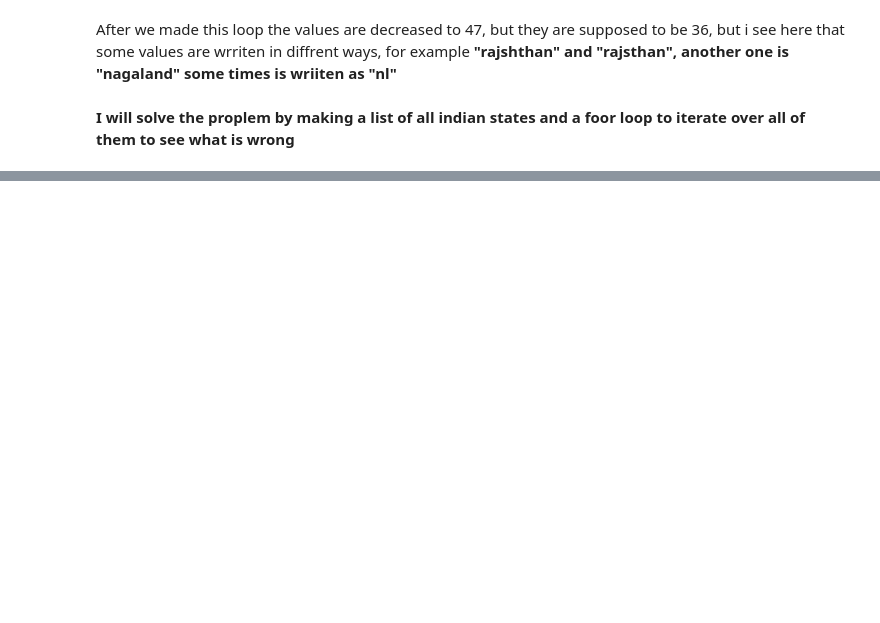
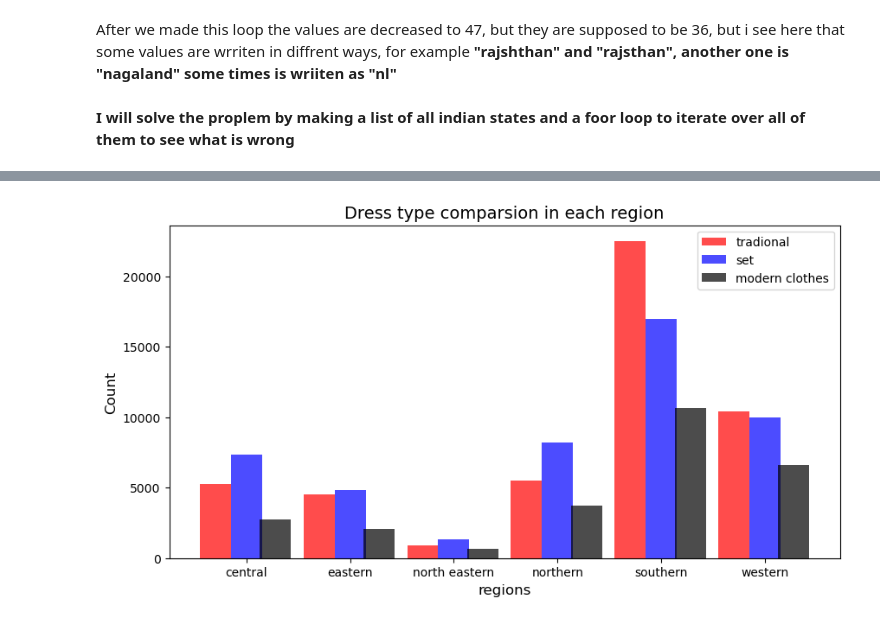
Before and after one commit to Abdelrahman2030/amazon_sales, a Jupyter notebook: amazon_products.ipynb, the cells around one changed output, grey strips where cells are left out. Cells and saved outputs as stored; diff of their text form; code cells hidden in the pictures; blank space fills up the shorter version.

```diff
--- a/amazon_products.ipynb
+++ b/amazon_products.ipynb
@@ -1082,0 +1292,28 @@ df_statistics[df_statistics["state_union"] == "not"]
+# %%
+# To make my analysis based on dress type and region i'll need to split the values of the dress_types alone
+
+df_traditonal = df_statistics[df_statistics["dress_type"] == "traditional"]
+df_set = df_statistics[df_statistics["dress_type"] == "set"]
+df_others = df_statistics[df_statistics["dress_type"] == "others"]
+# %%
+data_traditional = df_traditonal.groupby("region")["amount"].count()
+data_set = df_set.groupby("region")["amount"].count()
+data_others = df_others.groupby("region")["amount"].count()
+
+ind = np.arange(6)
+labels = ["central", "eastern", "north eastern", "northern", "southern", "western"]
+
+plt.figure(figsize=(10,5))
+
+plt.bar(ind - 0.15, data_traditional, width = 0.3, tick_label = labels, label = "tradional", color = "red", alpha = 0.7)
+plt.bar(ind + 0.15, data_set, width = 0.3, tick_label = labels, label = "set", color = "blue", alpha = 0.7)
+plt.bar(ind + 0.43, data_others,  width = 0.3, tick_label = labels, label = "modern clothes", color = "black", alpha = 0.7)
+
+plt.title("Dress type comparsion in each region", size = 14)
+plt.xlabel("regions", size = 12)
+plt.ylabel("Count", size = 12)
+
+plt.legend()
+plt.xticks(ind + 0.15, labels);
+# %% [output]
+[figure, added]
```
Also changed, not shown: parts of 35 cells of this notebook.
